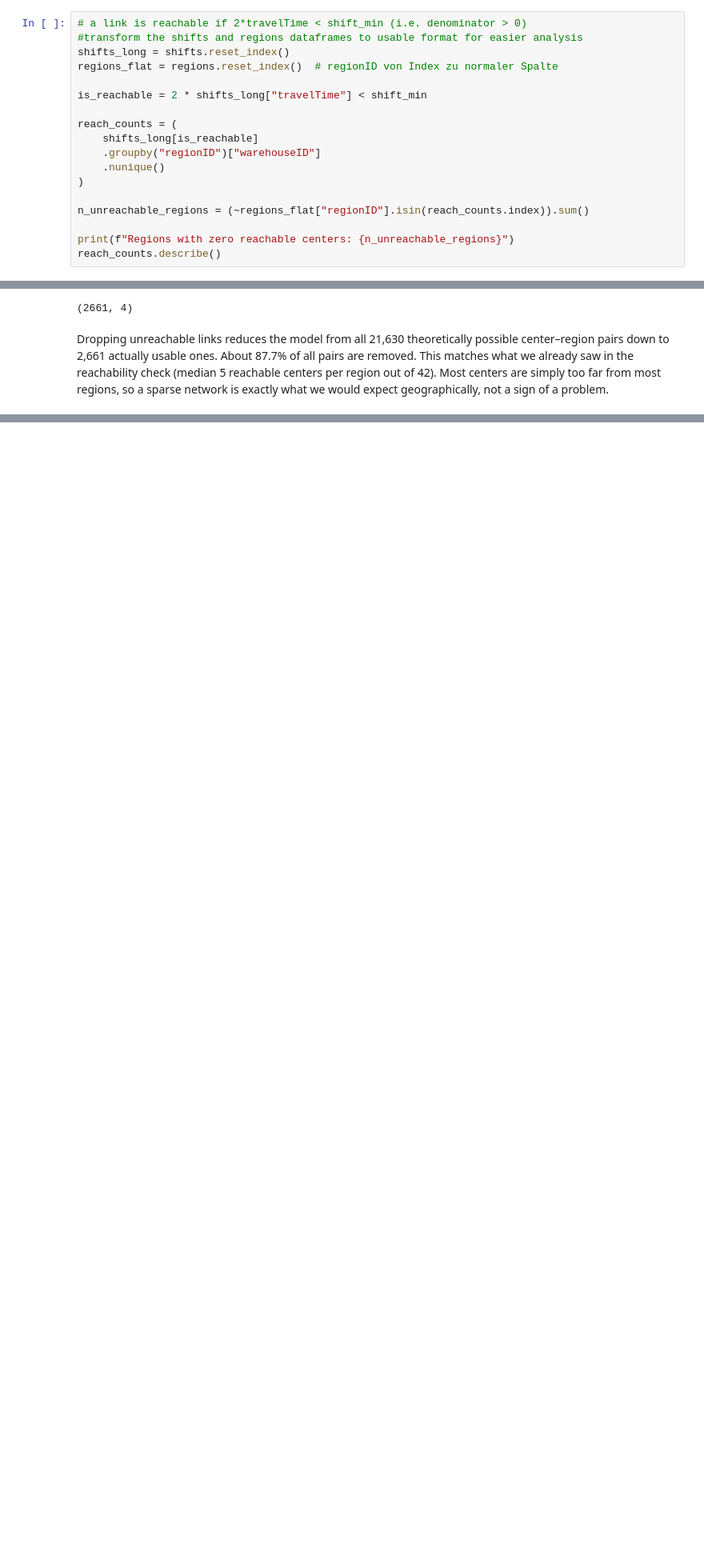
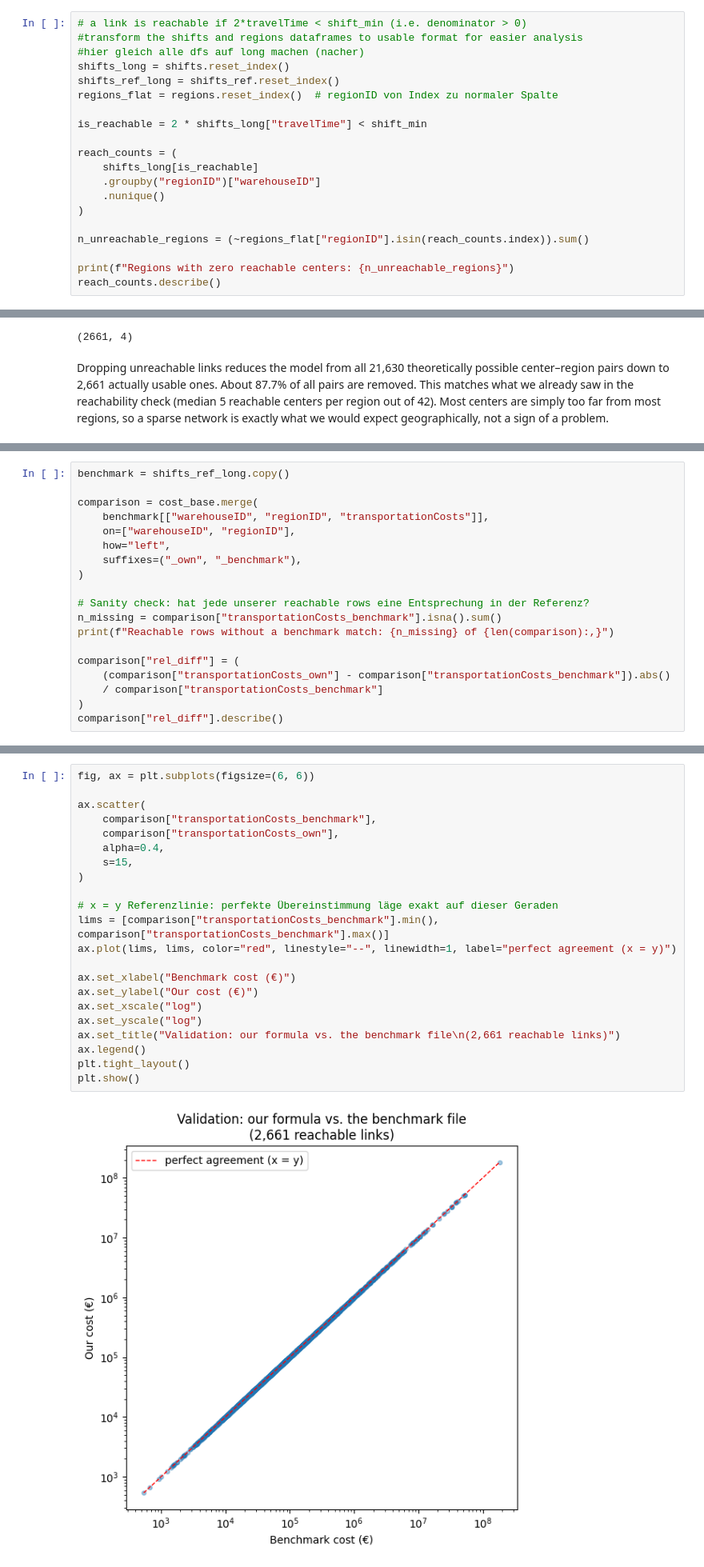
Before and after one commit to TimonLudwig1/case_study_3_d3, a Jupyter notebook: case_study.ipynb, the cells around one changed output, grey strips where cells are left out. Shown at 80% size. Saved outputs shown, nothing was run; the diff lists cells and outputs as text; blank space fills up the shorter version.

Commit message:
validation of c_ij done, now extending the model

```diff
--- a/case_study.ipynb
+++ b/case_study.ipynb
@@ -303,7 +330,9 @@ So our plan is to drop unreachable links, unless doing so would leave some regio
 # %%
 # a link is reachable if 2*travelTime < shift_min (i.e. denominator > 0)
 #transform the shifts and regions dataframes to usable format for easier analysis
+#hier gleich alle dfs auf long machen (nacher)
 shifts_long = shifts.reset_index()
+shifts_ref_long = shifts_ref.reset_index()
 regions_flat = regions.reset_index()  # regionID von Index zu normaler Spalte
 
 is_reachable = 2 * shifts_long["travelTime"] < shift_min
@@ -385,0 +490,19 @@ cost_base.head()
+# %%
+benchmark = shifts_ref_long.copy()
+
+comparison = cost_base.merge(
+    benchmark[["warehouseID", "regionID", "transportationCosts"]],
+    on=["warehouseID", "regionID"],
+    how="left",
+    suffixes=("_own", "_benchmark"),
+)
+
+# Sanity check: hat jede unserer reachable rows eine Entsprechung in der Referenz?
+n_missing = comparison["transportationCosts_benchmark"].isna().sum()
+print(f"Reachable rows without a benchmark match: {n_missing} of {len(comparison):,}")
+
+comparison["rel_diff"] = (
+    (comparison["transportationCosts_own"] - comparison["transportationCosts_benchmark"]).abs()
+    / comparison["transportationCosts_benchmark"]
+)
+comparison["rel_diff"].describe()
@@ -385,0 +520,24 @@ cost_base.head()
+# %%
+fig, ax = plt.subplots(figsize=(6, 6))
+
+ax.scatter(
+    comparison["transportationCosts_benchmark"],
+    comparison["transportationCosts_own"],
+    alpha=0.4,
+    s=15,
+)
+
+# x = y Referenzlinie: perfekte Übereinstimmung läge exakt auf dieser Geraden
+lims = [comparison["transportationCosts_benchmark"].min(), comparison["transportationCosts_benchmark"].max()]
+ax.plot(lims, lims, color="red", linestyle="--", linewidth=1, label="perfect agreement (x = y)")
+
+ax.set_xlabel("Benchmark cost (€)")
+ax.set_ylabel("Our cost (€)")
+ax.set_xscale("log")
+ax.set_yscale("log")
+ax.set_title("Validation: our formula vs. the benchmark file\n(2,661 reachable links)")
+ax.legend()
+plt.tight_layout()
+plt.show()
+# %% [output]
+[figure, added]
```
Also changed, not shown: parts of 16 cells of this notebook.
